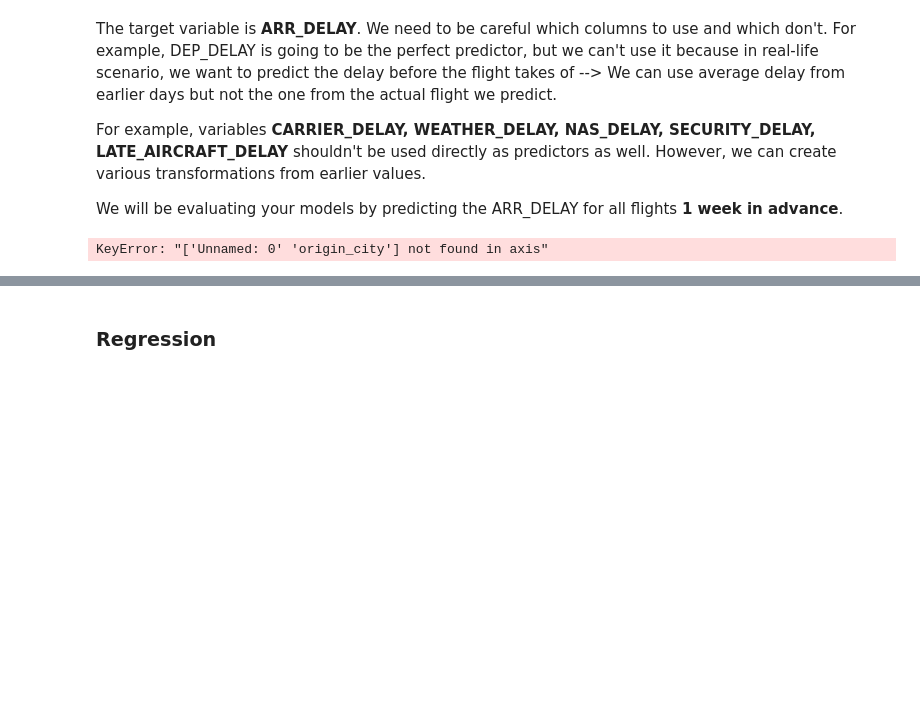
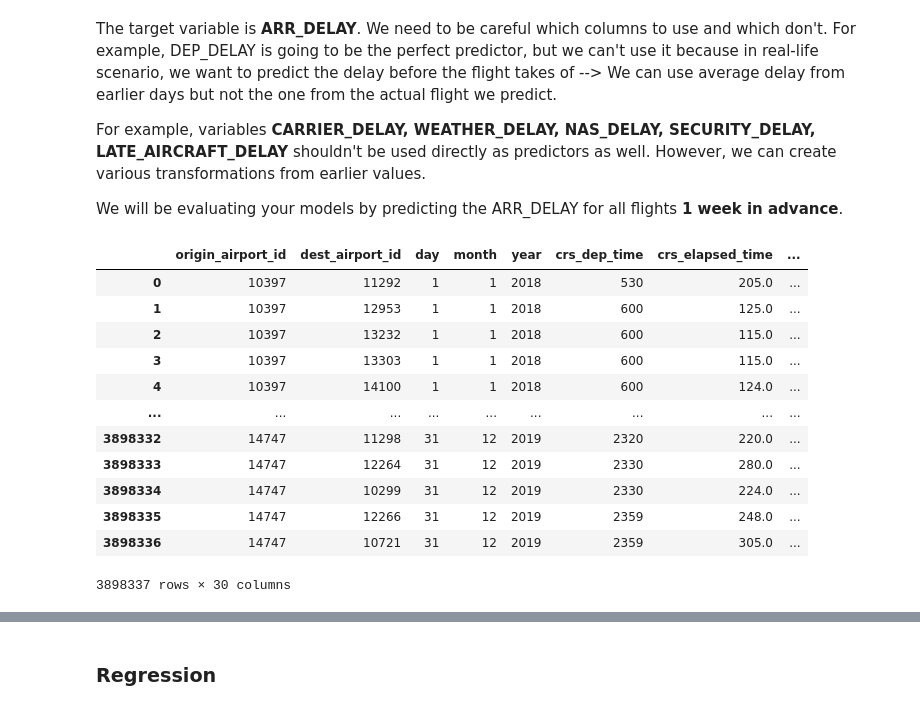
Before and after one commit to scmguireal/Flight_delay_predictive_classifier, a Jupyter notebook: src/modeling.ipynb, the cells around one changed output, grey strips where cells are left out. Saved outputs shown, nothing was run; the diff lists cells and outputs as text; code cells hidden in the pictures; blank space fills up the shorter version.

```diff
--- a/src/modeling.ipynb
+++ b/src/modeling.ipynb
@@ -28,10 +28,8 @@ import pandas as pd
 # data = dataset.sample(n=100000, axis=0, random_state=42)
 # dataset = pd.read_csv('../data/passengerTrain.csv')
 # dataset2 = pd.read_csv('../data/flights/newflightTrain.csv')
-data = pd.read_csv('../data/training_set/final_to_train.csv')
+data = pd.read_csv('../data/training_set/TRAIN_ME.csv')
 # %%
 #data = pd.get_dummies(data,prefix=['mkt_carrier'], columns = ['mkt_carrier'], drop_first=True)
 # %%
-data = data.drop(['Unnamed: 0', 'origin_city', 'dest_city_name'],axis=1)
+data = data.drop(['Unnamed: 0'],axis=1)
-# %% [output]
-KeyError: "['Unnamed: 0' 'origin_city'] not found in axis"
@@ -40,3 +36,19 @@ data = data.drop(['dest_city_name'],axis=1)
+# %%
+data
+# %% [output]
+|  | origin_airport_id | dest_airport_id | day | month | year | crs_dep_time | crs_elapsed_time | ... |
+| 0 | 10397 | 11292 | 1 | 1 | 2018 | 530 | 205.0 | ... |
+| 1 | 10397 | 12953 | 1 | 1 | 2018 | 600 | 125.0 | ... |
+| 2 | 10397 | 13232 | 1 | 1 | 2018 | 600 | 115.0 | ... |
+| 3 | 10397 | 13303 | 1 | 1 | 2018 | 600 | 115.0 | ... |
+| 4 | 10397 | 14100 | 1 | 1 | 2018 | 600 | 124.0 | ... |
+| ... | ... | ... | ... | ... | ... | ... | ... | ... |
+| 3898332 | 14747 | 11298 | 31 | 12 | 2019 | 2320 | 220.0 | ... |
+| 3898333 | 14747 | 12264 | 31 | 12 | 2019 | 2330 | 280.0 | ... |
+| 3898334 | 14747 | 10299 | 31 | 12 | 2019 | 2330 | 224.0 | ... |
+| 3898335 | 14747 | 12266 | 31 | 12 | 2019 | 2359 | 248.0 | ... |
+| 3898336 | 14747 | 10721 | 31 | 12 | 2019 | 2359 | 305.0 | ... |
+3898337 rows × 30 columns
 # %%
 data['origin_airport_id'].value_counts()
 # %% [output]
```
Also changed, not shown: parts of 12 cells of this notebook.
